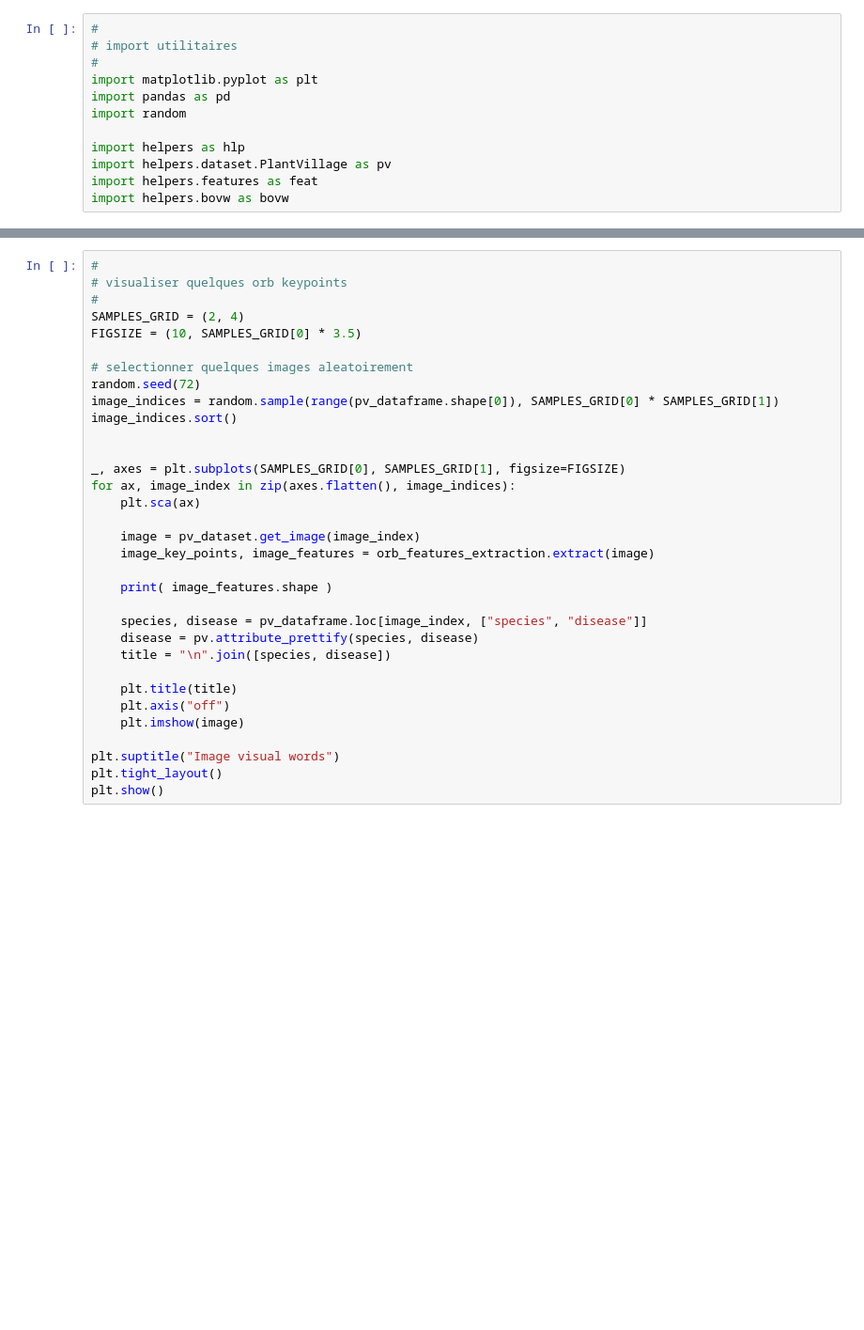
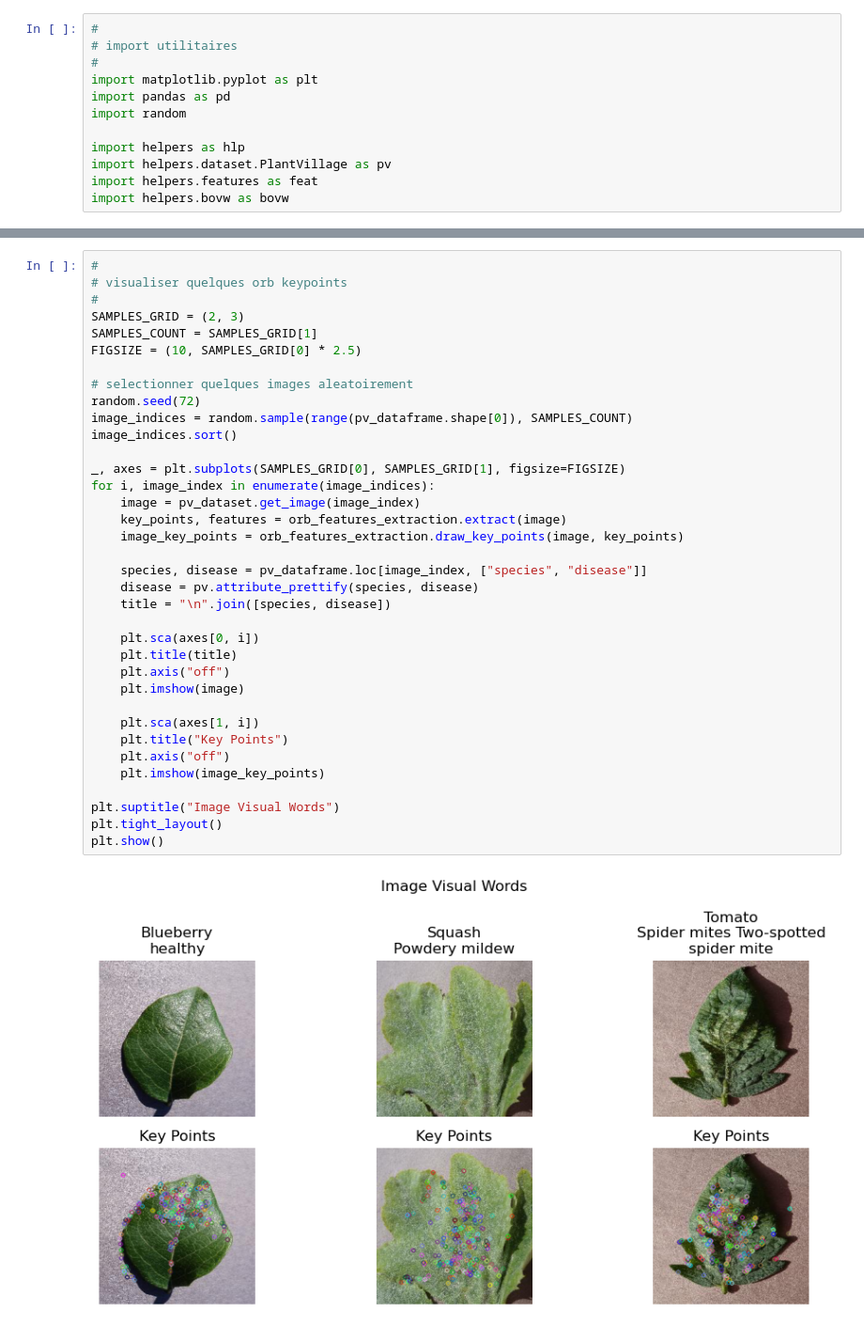
Before and after one commit to jfgagnon00/PlantVillage, a Jupyter notebook: 05 - Image To Visual Words.ipynb, the cells around one changed output, grey strips where cells are left out. Shown at 94% size. Saved outputs shown, nothing was run; the diff lists cells and outputs as text; blank space fills up the shorter version.

Commit message:
Ajout de l'affichage des key points a partir d'une extraction

```diff
--- a/05 - Image To Visual Words.ipynb
+++ b/05 - Image To Visual Words.ipynb
@@ -50,33 +53,38 @@ print("ORB BoVW clusters:", orb_bovw.model.cluster_centers_.shape)
 # %%
 #
 # visualiser quelques orb keypoints
 #
-SAMPLES_GRID = (2, 4)
-FIGSIZE = (10, SAMPLES_GRID[0] * 3.5)
+SAMPLES_GRID = (2, 3)
+SAMPLES_COUNT = SAMPLES_GRID[1]
+FIGSIZE = (10, SAMPLES_GRID[0] * 2.5)
 
 # selectionner quelques images aleatoirement
 random.seed(72)
-image_indices = random.sample(range(pv_dataframe.shape[0]), SAMPLES_GRID[0] * SAMPLES_GRID[1])
+image_indices = random.sample(range(pv_dataframe.shape[0]), SAMPLES_COUNT)
 image_indices.sort()
 
-
 _, axes = plt.subplots(SAMPLES_GRID[0], SAMPLES_GRID[1], figsize=FIGSIZE)
-for ax, image_index in zip(axes.flatten(), image_indices):
-    plt.sca(ax)
-
+for i, image_index in enumerate(image_indices):
     image = pv_dataset.get_image(image_index)
-    image_key_points, image_features = orb_features_extraction.extract(image)
-
-    print( image_features.shape )
+    key_points, features = orb_features_extraction.extract(image)
+    image_key_points = orb_features_extraction.draw_key_points(image, key_points)
 
     species, disease = pv_dataframe.loc[image_index, ["species", "disease"]]
     disease = pv.attribute_prettify(species, disease)
     title = "\n".join([species, disease])
 
+    plt.sca(axes[0, i])
     plt.title(title)
     plt.axis("off")
     plt.imshow(image)
 
-plt.suptitle("Image visual words")
+    plt.sca(axes[1, i])
+    plt.title("Key Points")
+    plt.axis("off")
+    plt.imshow(image_key_points)
+
+plt.suptitle("Image Visual Words")
 plt.tight_layout()
 plt.show()
+# %% [output]
+[figure, added]
```
Also changed, not shown: parts of 1 cell of this notebook, 1 other file.
